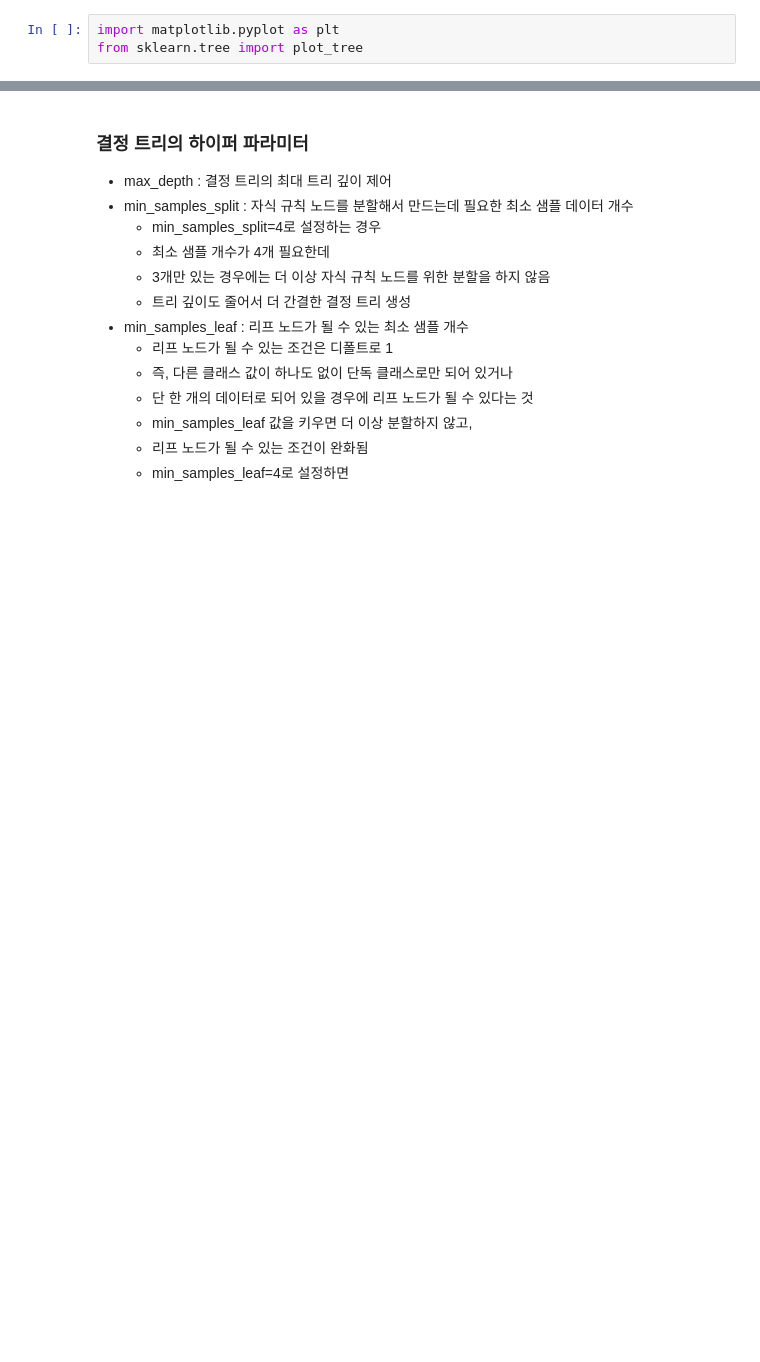
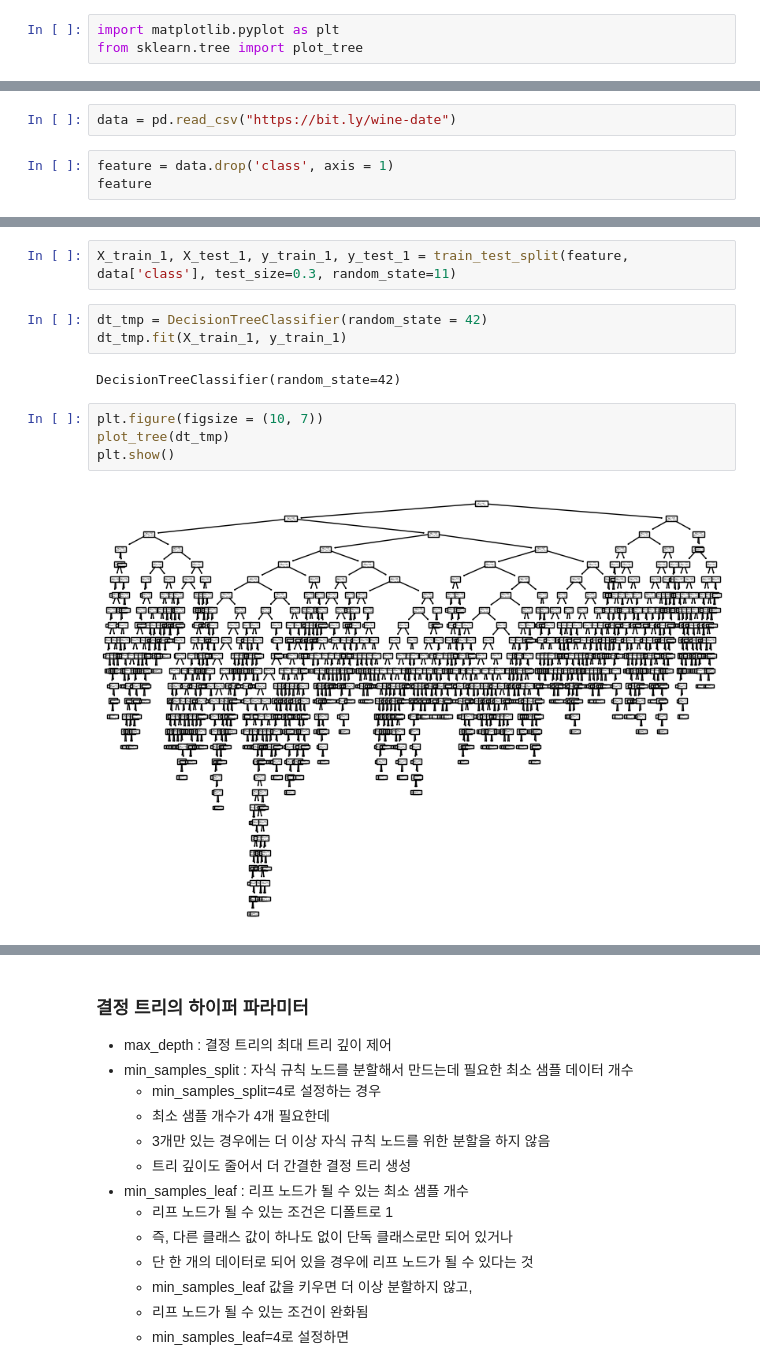
Before and after one commit to gherwt/TIL, a Jupyter notebook: kDT30/DATA ANALIYSIS/머신러닝/머신러닝_05_1_0_결정트리.ipynb, the cells around one changed output, grey strips where cells are left out. Cells and saved outputs as stored; diff of their text form; blank space fills up the shorter version.

```diff
--- a/kDT30/DATA ANALIYSIS/머신러닝/머신러닝_05_1_0_결정트리.ipynb
+++ b/kDT30/DATA ANALIYSIS/머신러닝/머신러닝_05_1_0_결정트리.ipynb
@@ -282,0 +368,5 @@ from sklearn.tree import plot_tree
+# %%
+data = pd.read_csv("https://bit.ly/wine-date")
+# %%
+feature = data.drop('class', axis = 1)
+feature
@@ -282,0 +387,13 @@ from sklearn.tree import plot_tree
+# %%
+X_train_1, X_test_1, y_train_1, y_test_1 = train_test_split(feature, data['class'], test_size=0.3, random_state=11)
+# %%
+dt_tmp = DecisionTreeClassifier(random_state = 42)
+dt_tmp.fit(X_train_1, y_train_1)
+# %% [output]
+DecisionTreeClassifier(random_state=42)
+# %%
+plt.figure(figsize = (10, 7))
+plot_tree(dt_tmp)
+plt.show()
+# %% [output]
+[figure, added]
```
Also changed, not shown: parts of 34 cells of this notebook, 6 other files.
